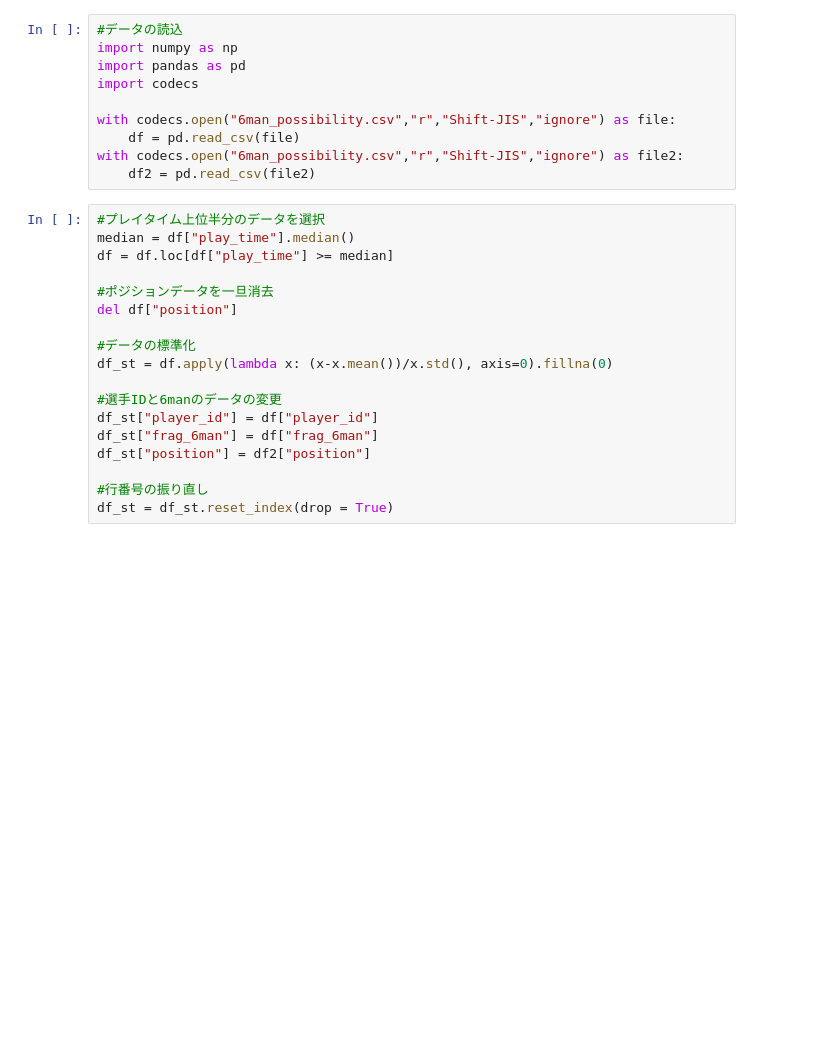
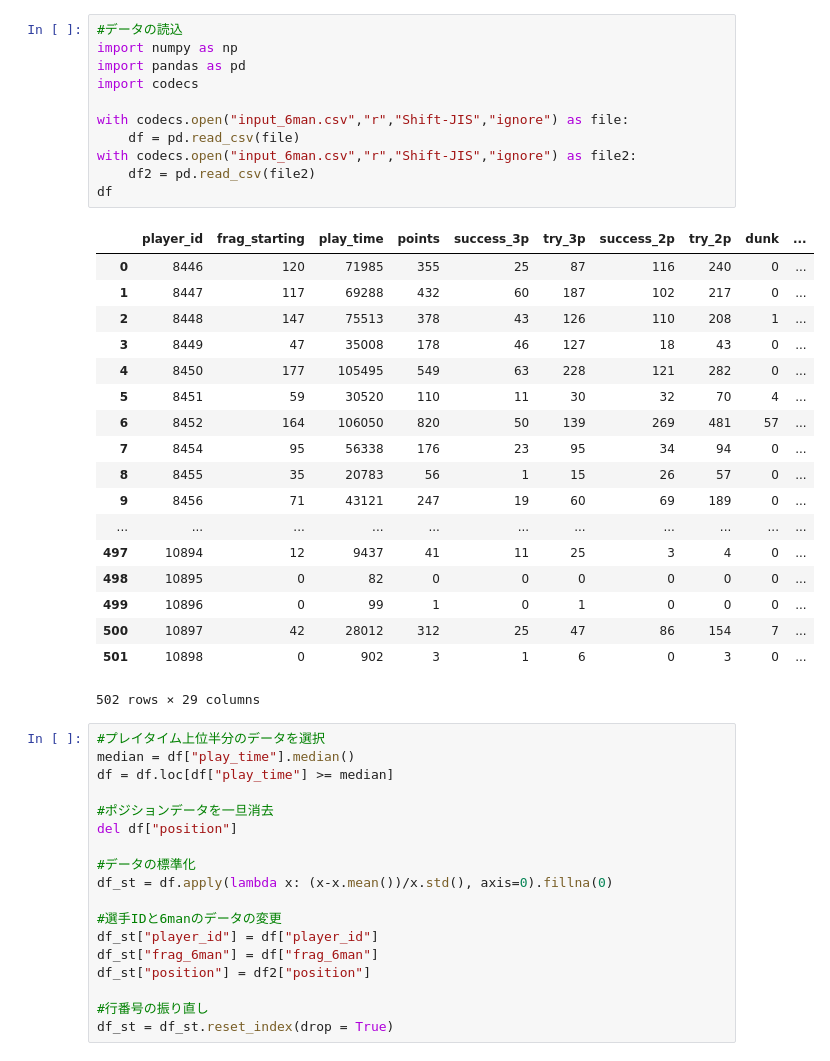
Before and after one commit to whcitizen/compe, a Jupyter notebook: スポーツデータ解析コンペティション2017_bsk/10_PCA_coloring_by_possibility/coloring_6man.ipynb, the cells around one changed output. Cells and saved outputs as stored; diff of their text form; blank space fills up the shorter version.

```diff
--- a/スポーツデータ解析コンペティション2017_bsk/10_PCA_coloring_by_possibility/coloring_6man.ipynb
+++ b/スポーツデータ解析コンペティション2017_bsk/10_PCA_coloring_by_possibility/coloring_6man.ipynb
@@ -1,13 +1,33 @@
 # %%
 #データの読込
 import numpy as np
 import pandas as pd
 import codecs
 
-with codecs.open("6man_possibility.csv","r","Shift-JIS","ignore") as file:
+with codecs.open("input_6man.csv","r","Shift-JIS","ignore") as file:
     df = pd.read_csv(file)
-with codecs.open("6man_possibility.csv","r","Shift-JIS","ignore") as file2:
+with codecs.open("input_6man.csv","r","Shift-JIS","ignore") as file2:
     df2 = pd.read_csv(file2)
+df
+# %% [output]
+|  | player_id | frag_starting | play_time | points | success_3p | try_3p | success_2p | try_2p | dunk | ... |
+| 0 | 8446 | 120 | 71985 | 355 | 25 | 87 | 116 | 240 | 0 | ... |
+| 1 | 8447 | 117 | 69288 | 432 | 60 | 187 | 102 | 217 | 0 | ... |
+| 2 | 8448 | 147 | 75513 | 378 | 43 | 126 | 110 | 208 | 1 | ... |
+| 3 | 8449 | 47 | 35008 | 178 | 46 | 127 | 18 | 43 | 0 | ... |
+| 4 | 8450 | 177 | 105495 | 549 | 63 | 228 | 121 | 282 | 0 | ... |
+| 5 | 8451 | 59 | 30520 | 110 | 11 | 30 | 32 | 70 | 4 | ... |
+| 6 | 8452 | 164 | 106050 | 820 | 50 | 139 | 269 | 481 | 57 | ... |
+| 7 | 8454 | 95 | 56338 | 176 | 23 | 95 | 34 | 94 | 0 | ... |
+| 8 | 8455 | 35 | 20783 | 56 | 1 | 15 | 26 | 57 | 0 | ... |
+| 9 | 8456 | 71 | 43121 | 247 | 19 | 60 | 69 | 189 | 0 | ... |
+| ... | ... | ... | ... | ... | ... | ... | ... | ... | ... | ... |
+| 497 | 10894 | 12 | 9437 | 41 | 11 | 25 | 3 | 4 | 0 | ... |
+| 498 | 10895 | 0 | 82 | 0 | 0 | 0 | 0 | 0 | 0 | ... |
+| 499 | 10896 | 0 | 99 | 1 | 0 | 1 | 0 | 0 | 0 | ... |
+| 500 | 10897 | 42 | 28012 | 312 | 25 | 47 | 86 | 154 | 7 | ... |
+| 501 | 10898 | 0 | 902 | 3 | 1 | 6 | 0 | 3 | 0 | ... |
+502 rows × 29 columns
 # %%
 #プレイタイム上位半分のデータを選択
 median = df["play_time"].median()
```
Also changed, not shown: parts of 1 cell of this notebook, 8 other files.
